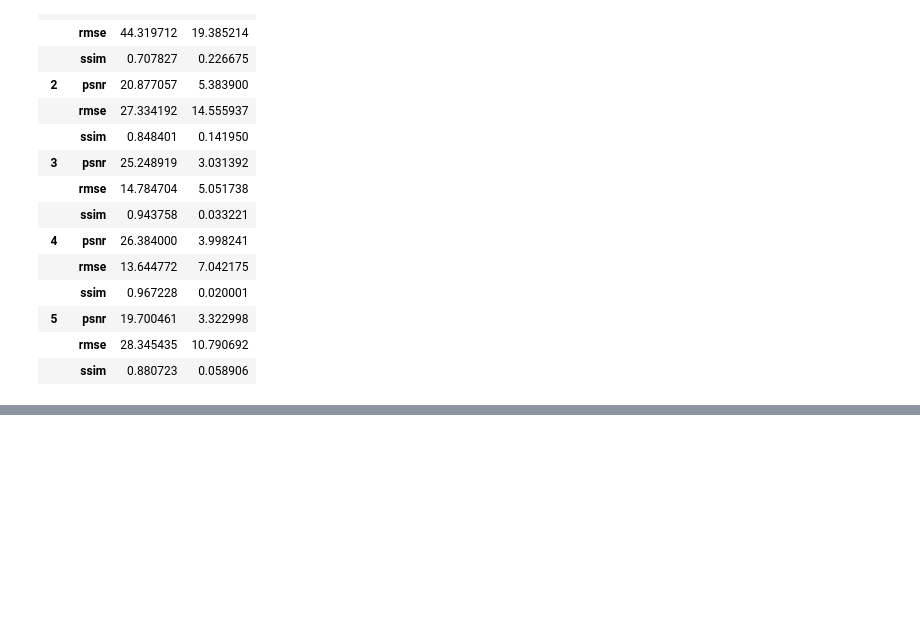
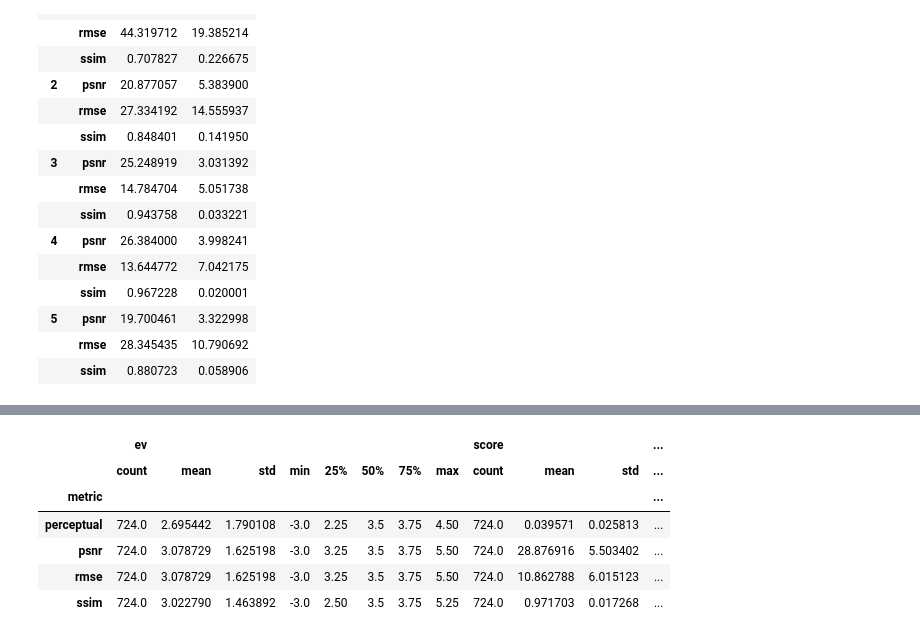
Before and after one commit to smsegal/DHDRNet, a Jupyter notebook: dhdrnet/notebooks/Untitled.ipynb, the cells around one changed output, grey strips where cells are left out. Cells and saved outputs as stored; diff of their text form; code cells hidden in the pictures; blank space fills up the shorter version.

Commit message:
updated the weightmap code and model evaluation

```diff
--- a/dhdrnet/notebooks/Untitled.ipynb
+++ b/dhdrnet/notebooks/Untitled.ipynb
@@ -231,3 +221,11 @@ cdf.groupby(["ev", "metric"]).describe()["score"][["mean", "std"]]
 | 5 | psnr | 19.700461 | 3.322998 |
 |  | rmse | 28.345435 | 10.790692 |
 |  | ssim | 0.880723 | 0.058906 |
+# %%
+def parse_preds(pred_str):
+    splits = pred_str.split(" ")
+    return [float(s) for s in splits[1:-1] if len(s) > 0]
+
+model_df = pd.read_csv(ROOT_DIR/"precomputed_data" / "mobile_preds.csv", index_col=0)
+model_df["pred"] = model_df["pred"].apply(parse_preds)
+model_df
@@ -233,0 +264,3 @@ cdf.groupby(["ev", "metric"]).describe()["score"][["mean", "std"]]
+# %%
+t = get_scores_for_preds(model_df, df)
+t.groupby("metric").describe()["score"]  # These are the top-10 accuracies
@@ -233,0 +274,3 @@ cdf.groupby(["ev", "metric"]).describe()["score"][["mean", "std"]]
+# %%
+r = get_topk_score_df(t,k=1)
+r
@@ -233,0 +291,10 @@ cdf.groupby(["ev", "metric"]).describe()["score"][["mean", "std"]]
+# %%
+r.groupby("metric").describe()
+# %% [output]
+|  | ev |  |  |  |  |  |  |  | score |  |  | ... |
+|  | count | mean | std | min | 25% | 50% | 75% | max | count | mean | std | ... |
+| metric |  |  |  |  |  |  |  |  |  |  |  | ... |
+| perceptual | 724.0 | 2.695442 | 1.790108 | -3.0 | 2.25 | 3.5 | 3.75 | 4.50 | 724.0 | 0.039571 | 0.025813 | ... |
+| psnr | 724.0 | 3.078729 | 1.625198 | -3.0 | 3.25 | 3.5 | 3.75 | 5.50 | 724.0 | 28.876916 | 5.503402 | ... |
+| rmse | 724.0 | 3.078729 | 1.625198 | -3.0 | 3.25 | 3.5 | 3.75 | 5.50 | 724.0 | 10.862788 | 6.015123 | ... |
+| ssim | 724.0 | 3.022790 | 1.463892 | -3.0 | 2.50 | 3.5 | 3.75 | 5.25 | 724.0 | 0.971703 | 0.017268 | ... |
```
Also changed, not shown: parts of 16 cells of this notebook, 3 other files.
